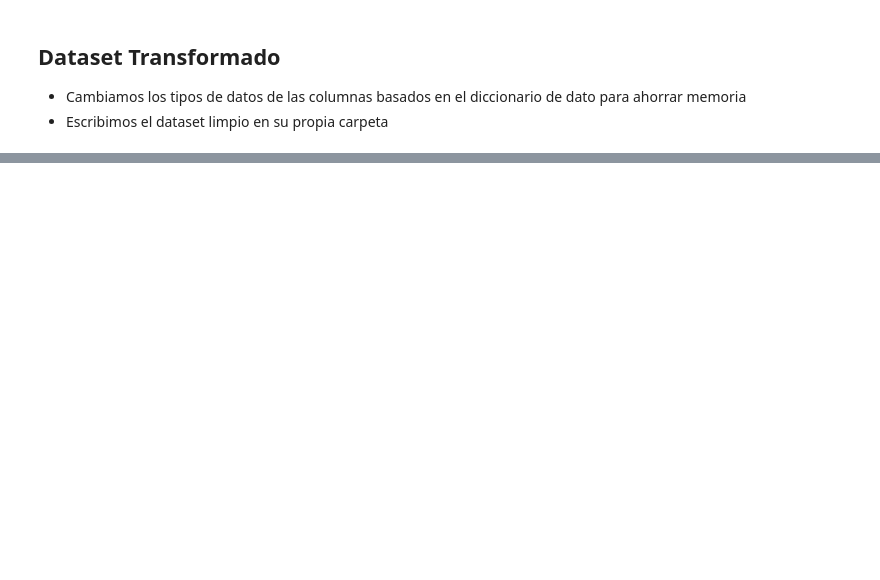
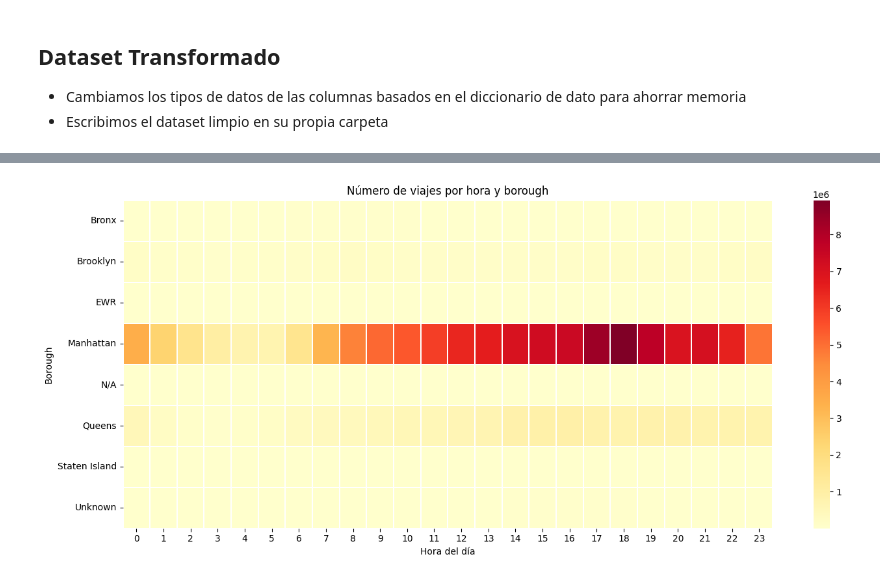
Before and after one commit to ArielAlvarezWAI87/BigData, a Jupyter notebook: NYC_Yellow_Taxi.ipynb, the cells around one changed output, grey strips where cells are left out. Cells and saved outputs as stored; diff of their text form; code cells hidden in the pictures; blank space fills up the shorter version.

```diff
--- a/NYC_Yellow_Taxi.ipynb
+++ b/NYC_Yellow_Taxi.ipynb
@@ -706,0 +754,21 @@ df.filter(
+# %%
+#@title (Descargar archivo auxiliar de zonas para analisis)
+
+import os
+import requests
+
+zones_url = "https://d37ci6vzurychx.cloudfront.net/misc/taxi_zone_lookup.csv"
+zones_path = f"{drive_dir}/taxi_zone_lookup.csv"
+
+if not os.path.exists(zones_path):
+    response = requests.get(zones_url)
+    response.raise_for_status()
+
+    with open(zones_path, "wb") as f:
+        f.write(response.content)
+
+    print("Archivo descargado correctamente:")
+    print(zones_path)
+else:
+    print("El archivo ya existe:")
+    print(zones_path)
@@ -784,0 +944,25 @@ only showing top 50 rows
+# %%
+#@title Viajes por hora y borough
+
+import seaborn as sns
+
+result_pd = result.toPandas()
+
+heatmap_data = result_pd.pivot_table(
+    index="Borough",
+    columns="hour",
+    values="num_trips",
+    aggfunc="sum",
+    fill_value=0
+)
+
+plt.figure(figsize=(14, 6))
+sns.heatmap(heatmap_data, cmap="YlOrRd", linewidths=0.3)
+
+plt.title("Número de viajes por hora y borough")
+plt.xlabel("Hora del día")
+plt.ylabel("Borough")
+plt.tight_layout()
+plt.show()
+# %% [output]
+[figure, added]
```
Also changed, not shown: parts of 58 cells of this notebook.
